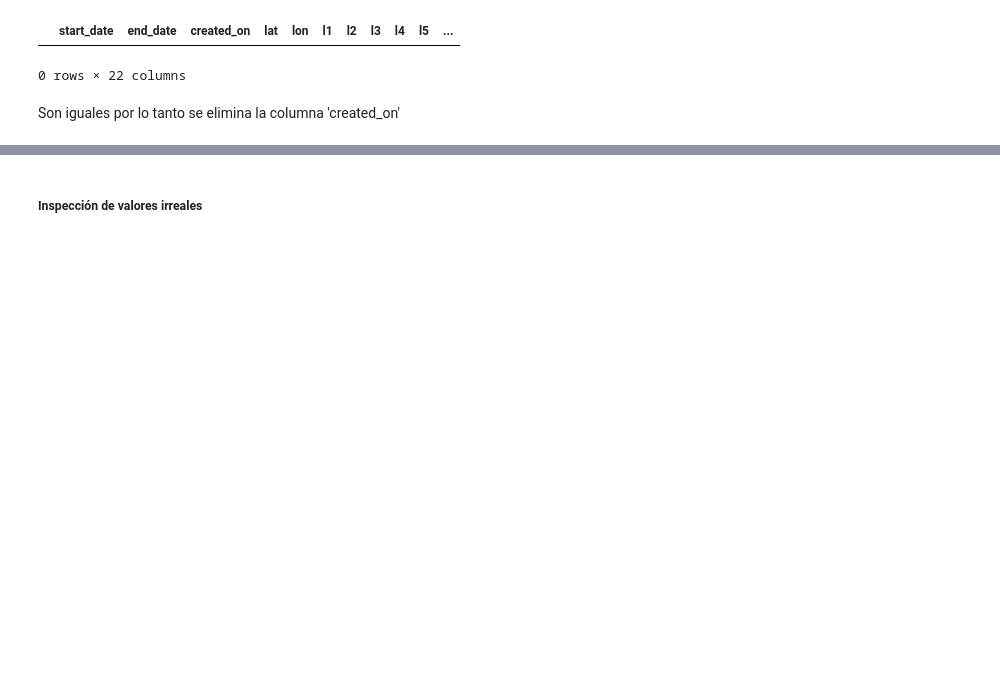
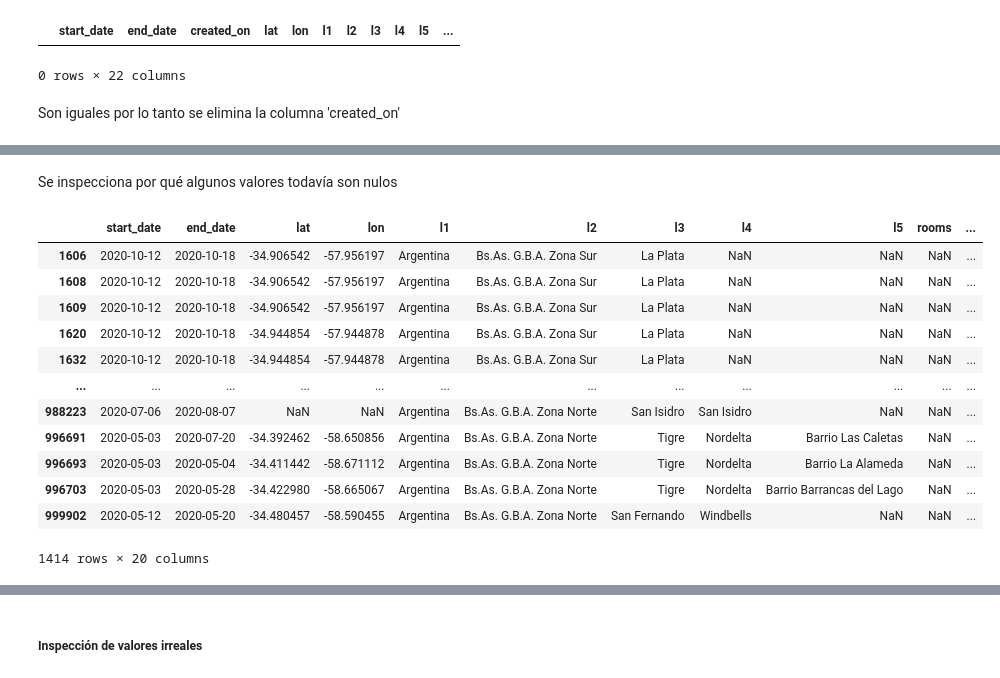
Before and after one commit to marcoavillani/argprops, a Jupyter notebook: Props_Limpieza.ipynb, the cells around one changed output, grey strips where cells are left out. Drawn from its saved outputs; the diff is of its cells as text; code cells hidden in the pictures; blank space fills up the shorter version.

```diff
--- a/Props_Limpieza.ipynb
+++ b/Props_Limpieza.ipynb
@@ -232,0 +301,6 @@ df = df[~((df['rooms'].isnull() == True) & (df['bedrooms'].isnull() == True))]
+# %%
+# Calcular la mediana de 'bedrooms' para cada combinación de 'rooms' y 'bathrooms'
+median_rooms = df.groupby(['bedrooms', 'bathrooms'])['rooms'].transform('median')
+
+# Rellenar los valores nulos de 'bedrooms' con la mediana correspondiente
+df['rooms'] = df['rooms'].fillna(median_rooms)
@@ -232,0 +351,19 @@ df = df[~((df['rooms'].isnull() == True) & (df['bedrooms'].isnull() == True))]
+# %% [markdown]
+Se inspecciona por qué algunos valores todavía son nulos
+# %%
+prueba = df.drop('title', axis=1)
+prueba.loc[df['rooms'].isnull() == True]
+# %% [output]
+|  | start_date | end_date | lat | lon | l1 | l2 | l3 | l4 | l5 | rooms | ... |
+| 1606 | 2020-10-12 | 2020-10-18 | -34.906542 | -57.956197 | Argentina | Bs.As. G.B.A. Zona Sur | La Plata | NaN | NaN | NaN | ... |
+| 1608 | 2020-10-12 | 2020-10-18 | -34.906542 | -57.956197 | Argentina | Bs.As. G.B.A. Zona Sur | La Plata | NaN | NaN | NaN | ... |
+| 1609 | 2020-10-12 | 2020-10-18 | -34.906542 | -57.956197 | Argentina | Bs.As. G.B.A. Zona Sur | La Plata | NaN | NaN | NaN | ... |
+| 1620 | 2020-10-12 | 2020-10-18 | -34.944854 | -57.944878 | Argentina | Bs.As. G.B.A. Zona Sur | La Plata | NaN | NaN | NaN | ... |
+| 1632 | 2020-10-12 | 2020-10-18 | -34.944854 | -57.944878 | Argentina | Bs.As. G.B.A. Zona Sur | La Plata | NaN | NaN | NaN | ... |
+| ... | ... | ... | ... | ... | ... | ... | ... | ... | ... | ... | ... |
+| 988223 | 2020-07-06 | 2020-08-07 | NaN | NaN | Argentina | Bs.As. G.B.A. Zona Norte | San Isidro | San Isidro | NaN | NaN | ... |
+| 996691 | 2020-05-03 | 2020-07-20 | -34.392462 | -58.650856 | Argentina | Bs.As. G.B.A. Zona Norte | Tigre | Nordelta | Barrio Las Caletas | NaN | ... |
+| 996693 | 2020-05-03 | 2020-05-04 | -34.411442 | -58.671112 | Argentina | Bs.As. G.B.A. Zona Norte | Tigre | Nordelta | Barrio La Alameda | NaN | ... |
+| 996703 | 2020-05-03 | 2020-05-28 | -34.422980 | -58.665067 | Argentina | Bs.As. G.B.A. Zona Norte | Tigre | Nordelta | Barrio Barrancas del Lago | NaN | ... |
+| 999902 | 2020-05-12 | 2020-05-20 | -34.480457 | -58.590455 | Argentina | Bs.As. G.B.A. Zona Norte | San Fernando | Windbells | NaN | NaN | ... |
+1414 rows × 20 columns
```
Also changed, not shown: parts of 41 cells of this notebook.
